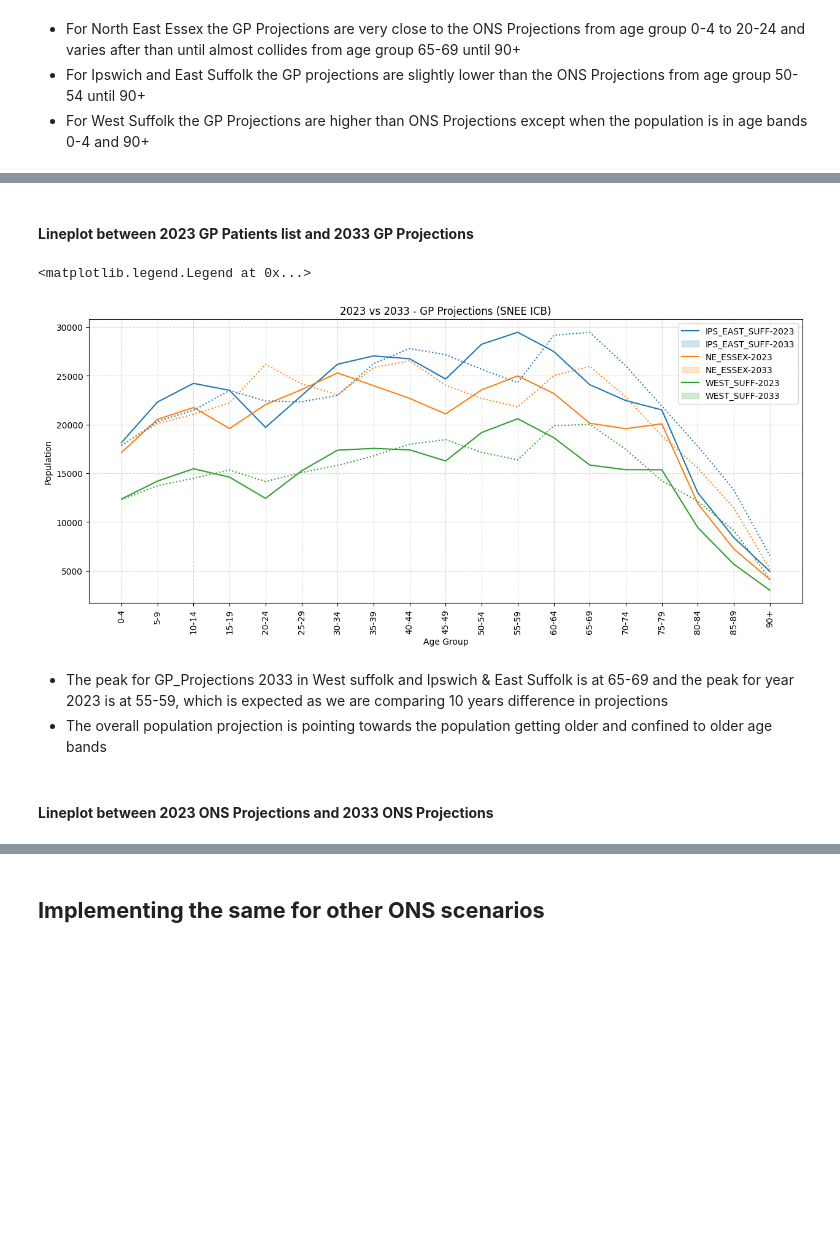
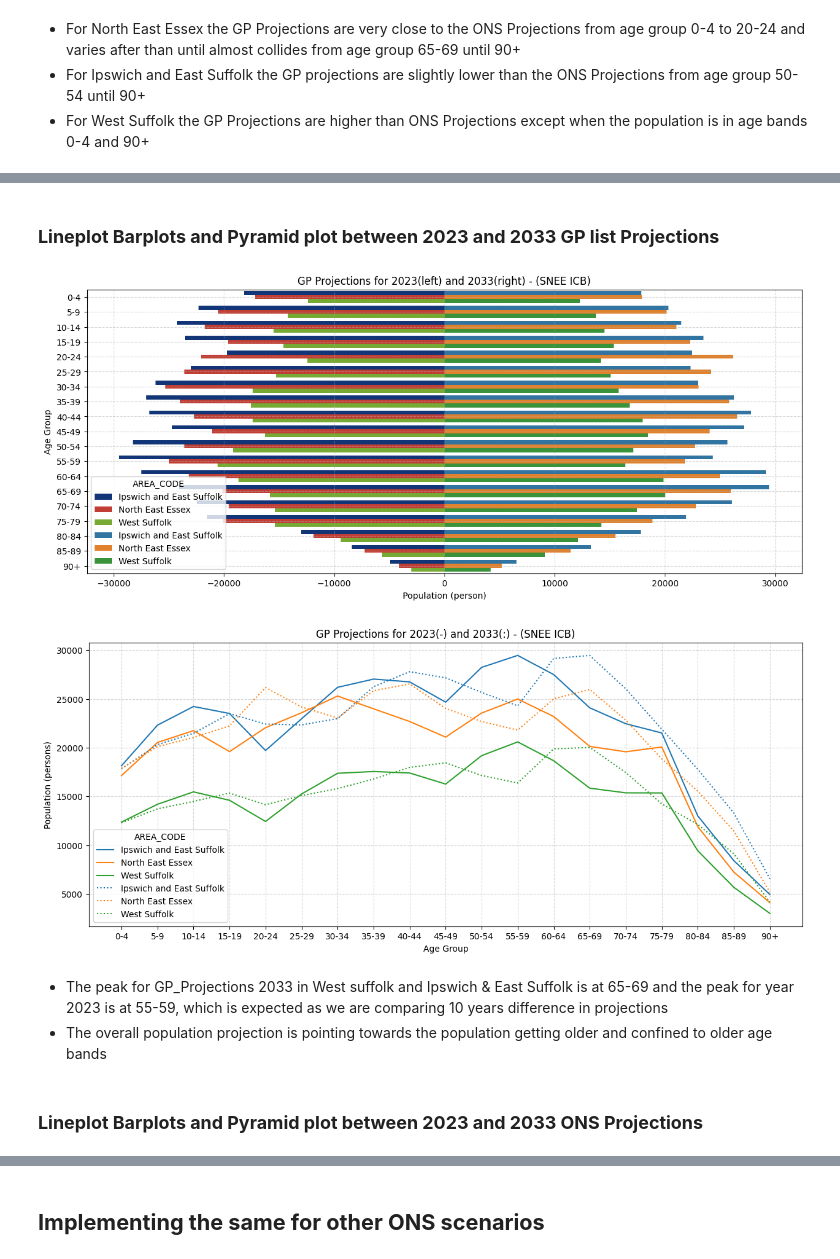
Before and after one commit to SNEE-ICS/PrimaryCareDemandAndCapacity, a Jupyter notebook: DemographicPopGrowth.ipynb, the cells around one changed output, grey strips where cells are left out. Cells and saved outputs as stored; diff of their text form; code cells hidden in the pictures; blank space fills up the shorter version.

```diff
--- a/DemographicPopGrowth.ipynb
+++ b/DemographicPopGrowth.ipynb
@@ -143,7 +155,7 @@ snee_ons_projections = ons_projections_df[ons_projections_df.index.isin(required
 ### **Calculating the population change factor for each year keeping 2023 as baseline**
 # %%
 pop_baseline = snee_ons_projections['2023']
-snee_factors_ons_projections = snee_ons_projections.div(pop_baseline, axis=0).round(4)
+snee_factors_ons_projections = snee_ons_projections.div(pop_baseline, axis=0).round(5)
 
 snee_factors_ons_projections
 # %% [output]
@@ -266,13 +297,22 @@ plt.legend(labels=['IPS_EAST_SUFF-ONS','IPS_EAST_SUFF-GP', 'NE_ESSEX-ONS', 'NE_E
 # %%
+#Plotting the pyramid plot
 plt.figure(figsize=(15,6))
-plt.xticks(rotation=90)
-plt.grid(True, linestyle='--', alpha=0.5)
+plt.xlabel('Population (persons)')
+plt.ylabel('Age Group')
+plt.title('GP(left) and ONS(right) Projections for 2033 - (SNEE ICB)')
+#Creating a negative 2033 GP Projection column for plotting on pyramid
+combined_df['N-2033-GP_Projection'] = -combined_df['2033-GP_Projection']
+sns.barplot(x='2033-ONS_Projection', y='AGE_GROUP_5',hue='AREA_CODE', data=combined_df)
+sns.barplot(x='N-2033-GP_Projection', y='AGE_GROUP_5',hue='AREA_CODE', data=combined_df, palette=colors)
+plt.grid(True, linestyle='--', alpha=0.7)
+
+
+#Plotting the lineplot
+plt.figure(figsize=(15,6))
 plt.xlabel('Age Group')
-plt.ylabel('Population')
-plt.title('2033 ONS vs GP Projections - (SNEE ICB)')
-
+plt.ylabel('Population (persons)')
+plt.title('GP(:) and ONS(-) Projections for 2033 - (SNEE ICB)')
 sns.lineplot(data=combined_df, x='AGE_GROUP_5', y='2033-ONS_Projection', hue='AREA_CODE')
 sns.lineplot(data=combined_df, x='AGE_GROUP_5', y='2033-GP_Projection', hue='AREA_CODE', linestyle=':')
-
-plt.legend(labels=['IPS_EAST_SUFF-ONS','IPS_EAST_SUFF-GP', 'NE_ESSEX-ONS', 'NE_ESSEX-GP', 'WEST_SUFF-ONS', 'WEST_SUFF-GP'])
+plt.grid(True, linestyle='--', alpha=0.5)
 # %% [output]
@@ -285,23 +343,30 @@ plt.legend(labels=['IPS_EAST_SUFF-ONS','IPS_EAST_SUFF-GP', 'NE_ESSEX-ONS', 'NE_E
 # %% [markdown]
-#### **Lineplot between 2023 GP Patients list and 2033 GP Projections**
+### **Lineplot Barplots and Pyramid plot between 2023 and 2033 GP list Projections**
 # %%
+#Plotting the pyramid plot
 plt.figure(figsize=(15,6))
-plt.xticks(rotation=90)
+plt.xlabel('Population (person)')
+plt.ylabel('Age Group')
+plt.title('GP Projections for 2023(left) and 2033(right) - (SNEE ICB)')
+sns.barplot(x='N-2023-GP_Projection', y='AGE_GROUP_5',hue='AREA_CODE', data=combined_df, palette=colors)
+sns.barplot(x='2033-GP_Projection', y='AGE_GROUP_5',hue='AREA_CODE', data=combined_df)
 plt.grid(True, linestyle='--', alpha=0.5)
+
+
+#Plotting the linplot
+plt.figure(figsize=(15,6))
 plt.xlabel('Age Group')
-plt.ylabel('Population')
-plt.title('2023 vs 2033 - GP Projections (SNEE ICB)')
-
+plt.ylabel('Population (persons)')
+plt.title('GP Projections for 2023(-) and 2033(:) - (SNEE ICB)')
 sns.lineplot(data=combined_df, x='AGE_GROUP_5', y='2023-GP_Projection', hue='AREA_CODE')
 sns.lineplot(data=combined_df, x='AGE_GROUP_5', y='2033-GP_Projection', hue='AREA_CODE', linestyle=':')
-
-plt.legend(labels=['IPS_EAST_SUFF-2023','IPS_EAST_SUFF-2033', 'NE_ESSEX-2023', 'NE_ESSEX-2033', 'WEST_SUFF-2023', 'WEST_SUFF-2033'])
+plt.grid(True, linestyle='--', alpha=0.5)
 # %% [output]
-<matplotlib.legend.Legend at 0x...>
-[figure, old version]
+[figure, new version]
+[figure, added]
 # %% [markdown]
 * The peak for GP_Projections 2033 in West suffolk and Ipswich & East Suffolk is at 65-69 and the peak for year 2023 is at 55-59, which is expected as we are comparing 10 years difference in projections
 * The overall population projection is pointing towards the population getting older and confined to older age bands
 # %% [markdown]
-#### **Lineplot between 2023 ONS Projections and 2033 ONS Projections**
+### **Lineplot Barplots and Pyramid plot between 2023 and 2033 ONS Projections**
 # %%
```
Also changed, not shown: parts of 27 cells of this notebook.
